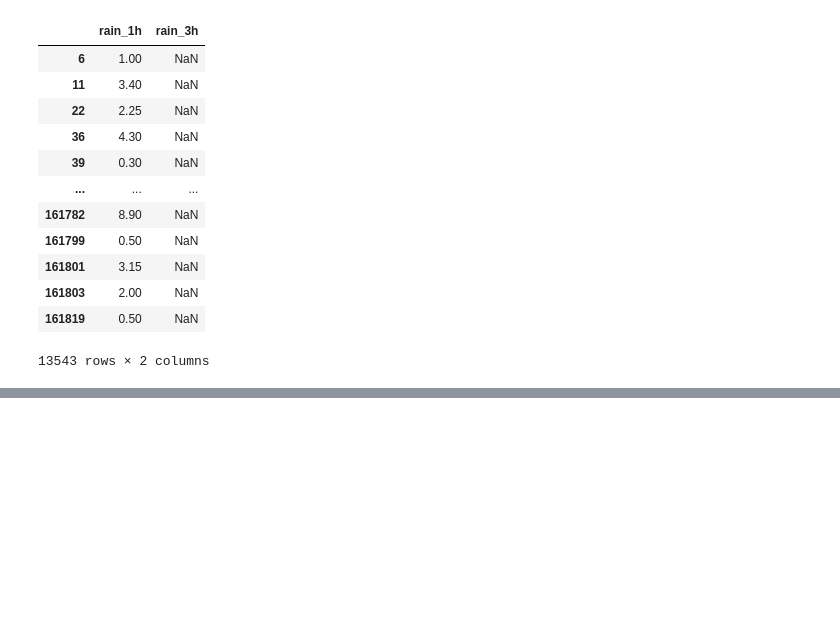
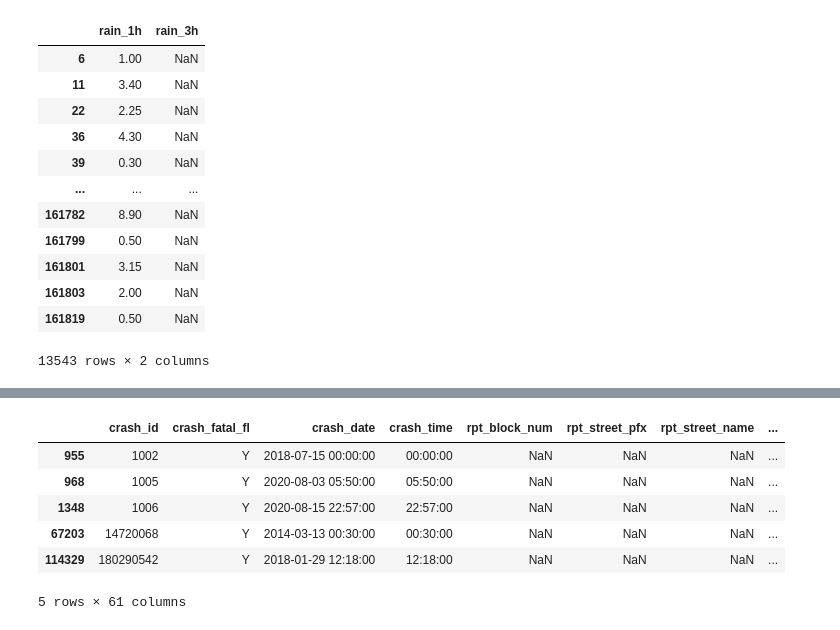
Before and after one commit to JacksonPeoples/Springboard, a Jupyter notebook: CapstoneTwo/DataWranglingFinal.ipynb, the cells around one changed output, grey strips where cells are left out. Saved outputs shown, nothing was run; the diff lists cells and outputs as text; code cells hidden in the pictures; blank space fills up the shorter version.

```diff
--- a/CapstoneTwo/DataWranglingFinal.ipynb
+++ b/CapstoneTwo/DataWranglingFinal.ipynb
@@ -402,0 +410,11 @@ df[['rain_1h','rain_3h']][df['rain_3h'].isna()][df['rain_1h'].notna()]
+# %%
+# 'street_name' column appears to be much more consistent in its formatting.
+df[df['street_name'].isna()]
+# %% [output]
+|  | crash_id | crash_fatal_fl | crash_date | crash_time | rpt_block_num | rpt_street_pfx | rpt_street_name | ... |
+| 955 | 1002 | Y | 2018-07-15 00:00:00 | 00:00:00 | NaN | NaN | NaN | ... |
+| 968 | 1005 | Y | 2020-08-03 05:50:00 | 05:50:00 | NaN | NaN | NaN | ... |
+| 1348 | 1006 | Y | 2020-08-15 22:57:00 | 22:57:00 | NaN | NaN | NaN | ... |
+| 67203 | 14720068 | Y | 2014-03-13 00:30:00 | 00:30:00 | NaN | NaN | NaN | ... |
+| 114329 | 180290542 | Y | 2018-01-29 12:18:00 | 12:18:00 | NaN | NaN | NaN | ... |
+5 rows × 61 columns
```
Also changed, not shown: parts of 40 cells of this notebook, 2 other files.
